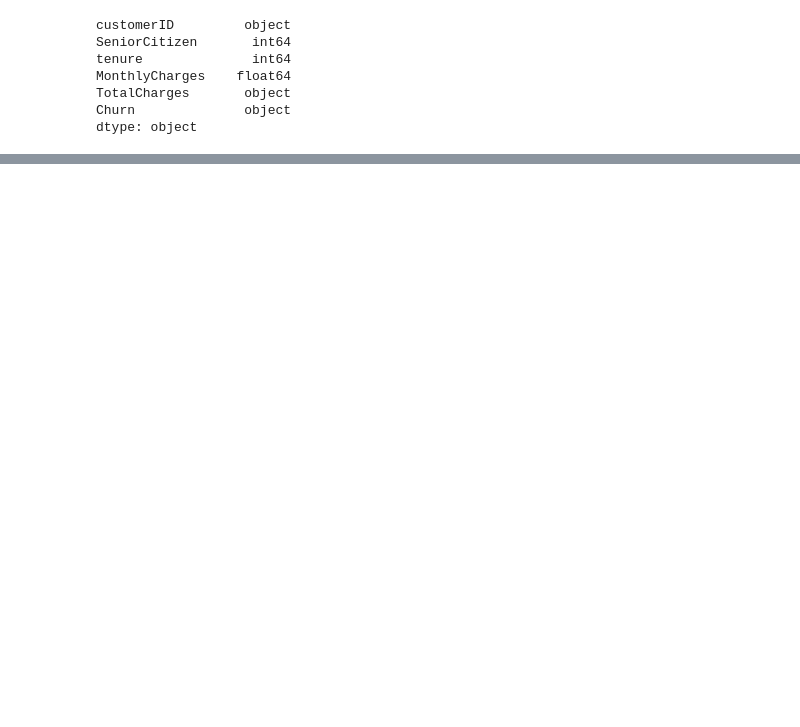
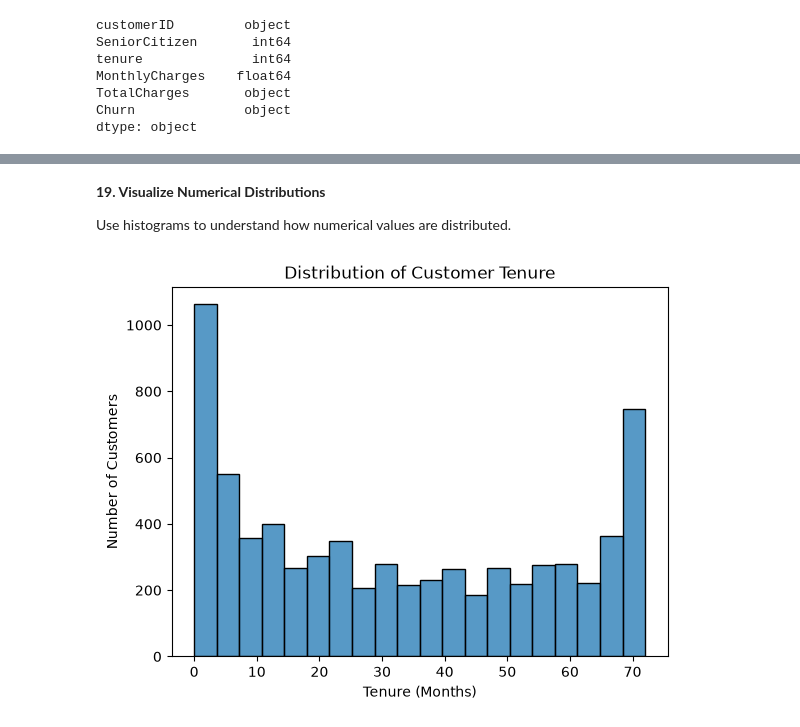
Before and after one commit to gitmaruneko/telco-customer-churn-pipeline, a Jupyter notebook: notebooks/01_data_exploration.ipynb, the cells around one changed output, grey strips where cells are left out. Cells and saved outputs as stored; diff of their text form; code cells hidden in the pictures; blank space fills up the shorter version.

Commit message:
Add exploratory data analysis for customer churn

```diff
--- a/notebooks/01_data_exploration.ipynb
+++ b/notebooks/01_data_exploration.ipynb
@@ -15,0 +34,21 @@ data = load_raw_dataset(data_path)
+# %%
+from pathlib import Path
+
+data_path = Path("../data/raw/Telco-Customer-Churn.csv")
+
+if not data_path.exists():
+    fallback_path = Path("data/raw/Telco-Customer-Churn.csv")
+
+    if fallback_path.exists():
+        data_path = fallback_path
+    else:
+        raise FileNotFoundError(
+            "Dataset not found.\n\n"
+            "Please download the IBM Telco Customer Churn dataset from:\n"
+            "https://github.com/IBM/telco-customer-churn-on-icp4d/"
+            "blob/master/data/Telco-Customer-Churn.csv\n\n"
+            "Then save it as:\n"
+            "data/raw/Telco-Customer-Churn.csv"
+        )
+
+print(f"Dataset found: {data_path.resolve()}")
@@ -106,0 +553,4 @@ Two: Yes and No.
+# %% [markdown]
+**19. Visualize Numerical Distributions**
+
+Use histograms to understand how numerical values are distributed.
@@ -106,0 +560,9 @@ Two: Yes and No.
+# %%
+sns.histplot(data=data, x="tenure", bins=20)
+
+plt.title("Distribution of Customer Tenure")
+plt.xlabel("Tenure (Months)")
+plt.ylabel("Number of Customers")
+plt.show()
+# %% [output]
+[figure, added]
```
Also changed, not shown: parts of 99 cells of this notebook.
